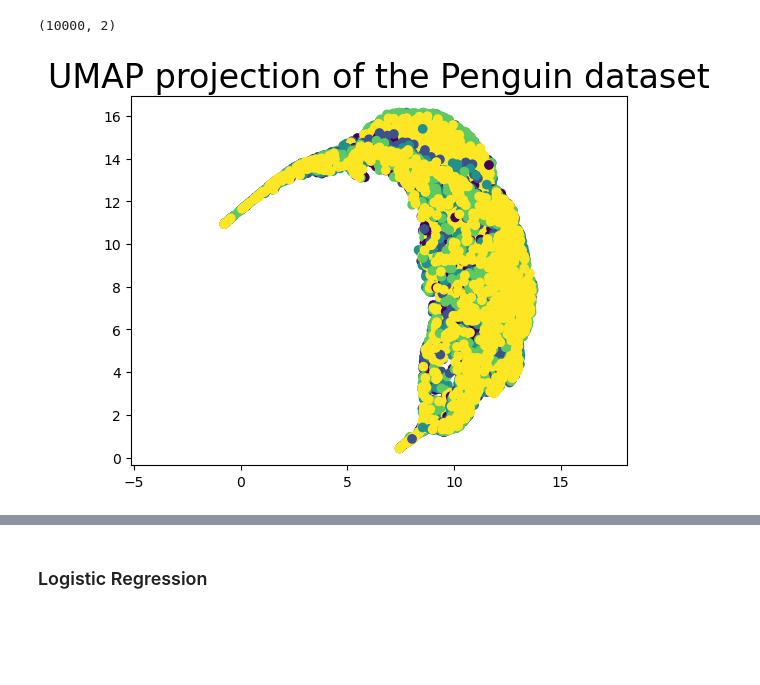
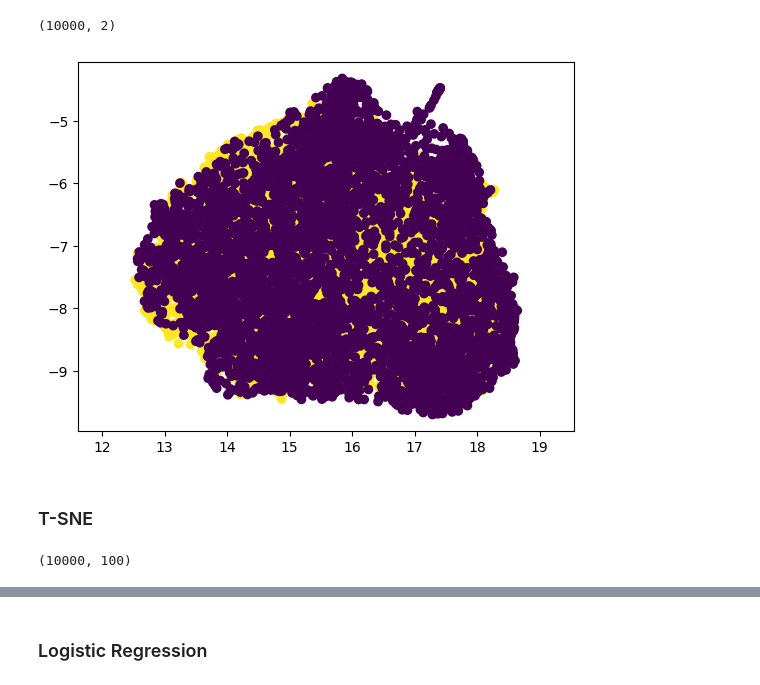
Before and after one commit to myasincifci/dispatch_smol, a Jupyter notebook: notebooks/logistic_regression.ipynb, the cells around one changed output, grey strips where cells are left out. Drawn from its saved outputs; the diff is of its cells as text; code cells hidden in the pictures; blank space fills up the shorter version.

```diff
--- a/notebooks/logistic_regression.ipynb
+++ b/notebooks/logistic_regression.ipynb
@@ -30,2 +24,0 @@ indices_sc = get_ds_indices(file=file_sc, samples_pd=2_000)
-# %%
-X_sc, y_sc = file_sc['embeddings'][indices_sc], file_sc['domains'][indices_sc]
@@ -31,0 +27,6 @@ X_sc, y_sc = file_sc['embeddings'][indices_sc], file_sc['domains'][indices_sc]
+# %%
+indices_sc = get_ds_indices(file_sc, samples_pd=2_000)
+indices_bt = get_ds_indices(file_bt, samples_pd=2_000)
+
+X_sc_train, X_sc_test, y_sc_train, y_sc_test = train_test_split(file_sc['embeddings'][indices_sc], file_sc['labels'][indices_sc])
+X_bt_train, X_bt_test, y_bt_train, y_bt_test = train_test_split(file_bt['embeddings'][indices_bt], file_bt['labels'][indices_bt])
@@ -34,8 +111,8 @@ X_sc, y_sc = file_sc['embeddings'][indices_sc], file_sc['domains'][indices_sc]
 # %%
 import umap
 # %%
-reducer = umap.UMAP()
+reducer = umap.UMAP(n_neighbors=100, n_epochs=1_000, verbose=True)
 # %%
 X_scaled = StandardScaler().fit_transform(X_sc)
 # %%
-X_reduced = reducer.fit_transform(X_scaled, n_)
+X_reduced = reducer.fit_transform(X_scaled)
@@ -46,8 +148,10 @@ X_reduced.shape
 # %%
 plt.scatter(
     X_reduced[:, 0],
     X_reduced[:, 1],
-    c=file_sc['domains'][indices_sc])
+    c=file_sc['labels'][indices_bt])
 plt.gca().set_aspect('equal', 'datalim')
 # %% [output]
-[figure, old version]
+[figure, new version]
+# %% [markdown]
+### T-SNE
@@ -53,0 +160,7 @@ plt.gca().set_aspect('equal', 'datalim')
+# %%
+# PCA
+pca = PCA(n_components=100)
+X_pca = pca.fit_transform(X_sc)
+X_pca.shape
+# %% [output]
+(10000, 100)
```
Also changed, not shown: parts of 14 cells of this notebook.
